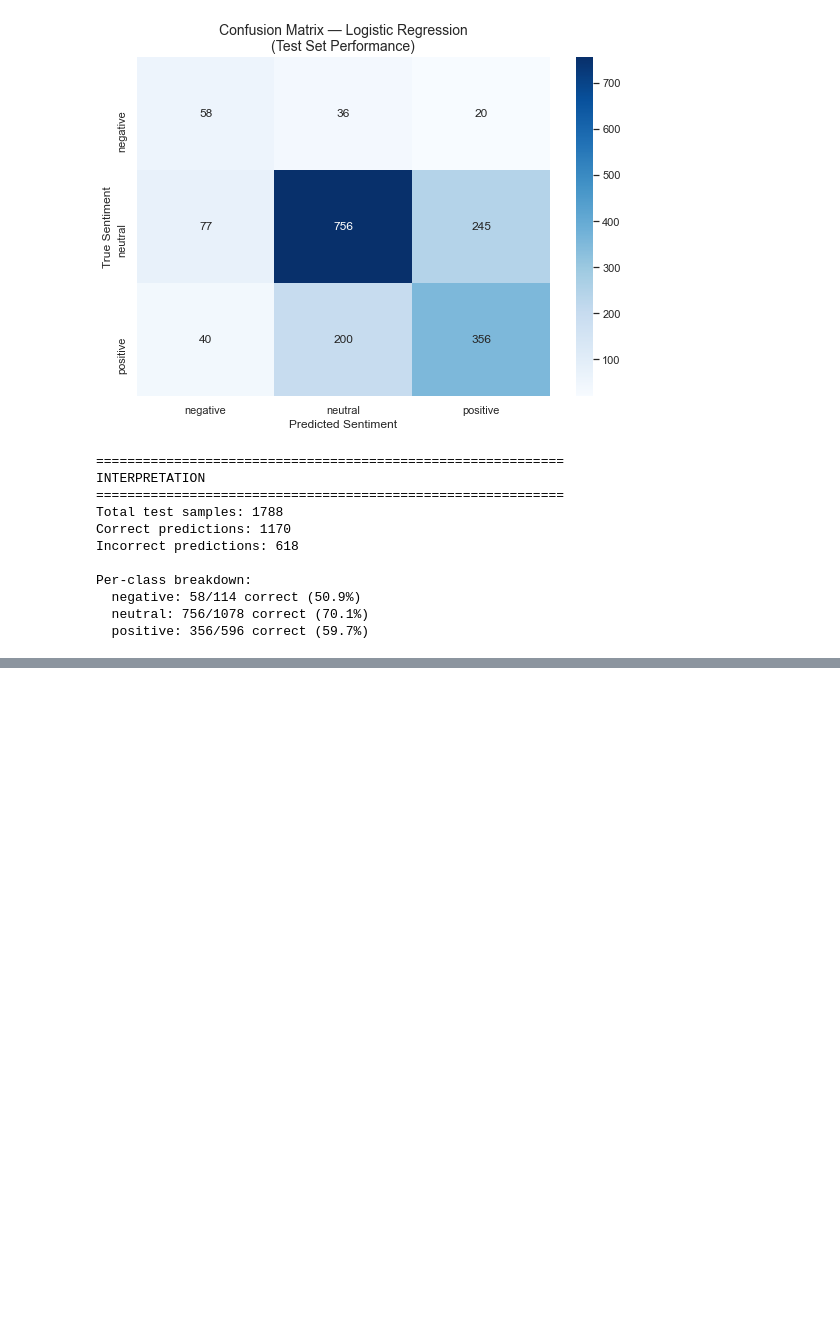
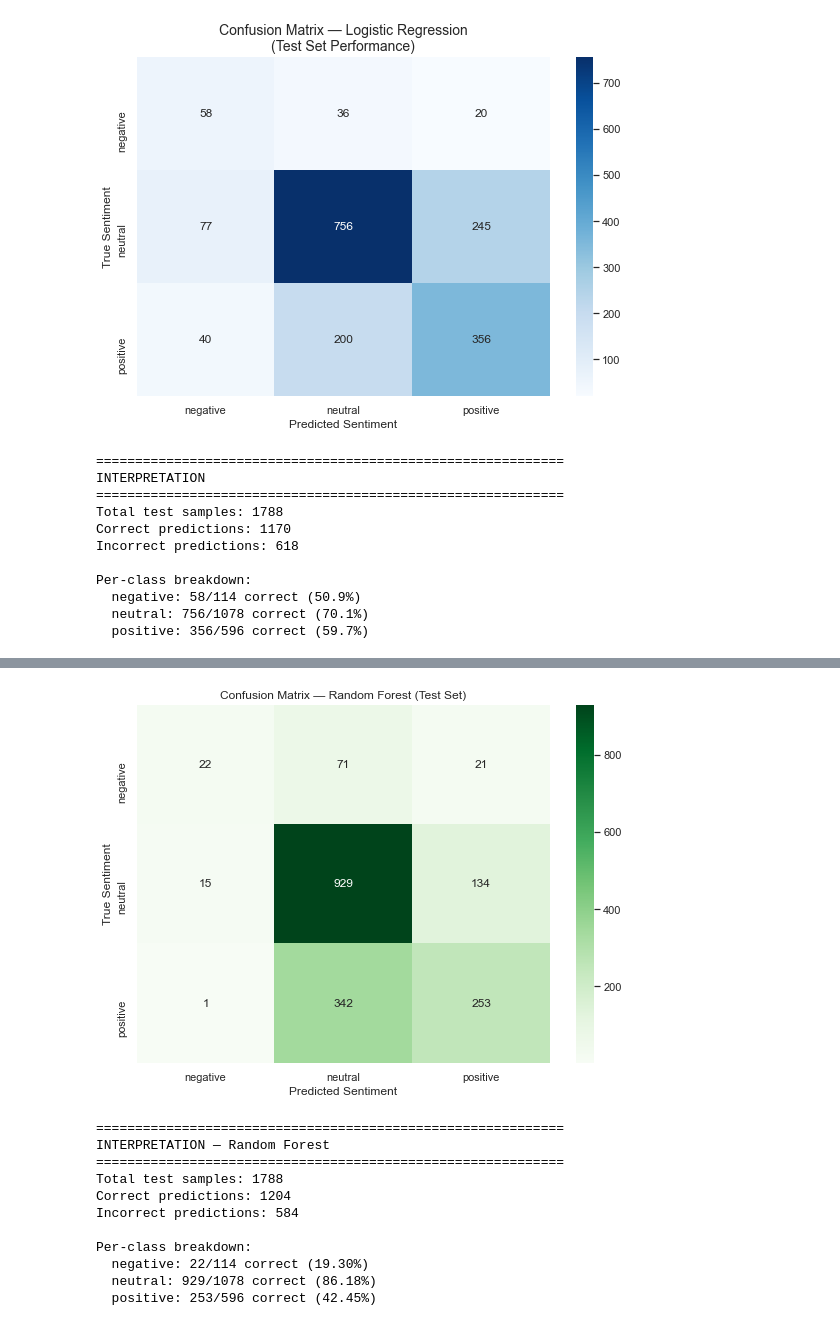
Before and after one commit to MaryBennah/Group-1-phase-4-project, a Jupyter notebook: Index.ipynb, the cells around one changed output, grey strips where cells are left out. Saved outputs shown, nothing was run; the diff lists cells and outputs as text; code cells hidden in the pictures; blank space fills up the shorter version.

Commit message:
Added Model_2 Random Forest Classifier

```diff
--- a/Index.ipynb
+++ b/Index.ipynb
@@ -731,0 +759,5 @@ Per-class breakdown:
+# %%
+le = LabelEncoder()
+
+y_train_enc = le.fit_transform(y_train)   # Convert training labels
+y_test_enc = le.transform(y_test)         # Convert test labels
@@ -731,0 +798,9 @@ Per-class breakdown:
+# %%
+# Initialize Random Forest model
+
+rf_classifier = RandomForestClassifier(
+    n_estimators=200,       # Number of trees
+    random_state=42,
+    class_weight='balanced', # Helps handle imbalanced classes
+    n_jobs=-1               # Use all CPU cores
+)
@@ -731,0 +817,3 @@ Per-class breakdown:
+# %%
+# Train the model
+rf_classifier.fit(X_train_tfidf, y_train_enc)
@@ -731,0 +830,3 @@ Per-class breakdown:
+# %%
+# Predictions on test data
+y_pred_rf = rf_classifier.predict(X_test_tfidf)
@@ -731,0 +881,40 @@ Per-class breakdown:
+# %%
+cm_rf = confusion_matrix(y_test_enc, y_pred_rf)
+
+plt.figure(figsize=(8, 6))
+sns.heatmap(cm_rf, annot=True, fmt='d', cmap='Greens',
+            xticklabels=le.classes_, yticklabels=le.classes_)
+
+plt.xlabel("Predicted Sentiment")
+plt.ylabel("True Sentiment")
+plt.title("Confusion Matrix — Random Forest (Test Set)")
+plt.tight_layout()
+plt.show()
+
+#  ANALYZE RESULTS
+print("\n" + "="*60)
+print("INTERPRETATION — Random Forest")
+print("="*60)
+
+print(f"Total test samples: {len(y_test_enc)}")
+print(f"Correct predictions: {(y_test_enc == y_pred_rf).sum()}")
+print(f"Incorrect predictions: {(y_test_enc != y_pred_rf).sum()}")
+
+print("\nPer-class breakdown:")
+for idx, label in enumerate(le.classes_):
+    total = (y_test_enc == idx).sum()
+    correct = ((y_test_enc == idx) & (y_pred_rf == idx)).sum()
+    print(f"  {label}: {correct}/{total} correct ({correct/total*100:.2f}%)")
+# %% [output]
+[figure, added]
+============================================================
+INTERPRETATION — Random Forest
+============================================================
+Total test samples: 1788
+Correct predictions: 1204
+Incorrect predictions: 584
+
+Per-class breakdown:
+  negative: 22/114 correct (19.30%)
+  neutral: 929/1078 correct (86.18%)
+  positive: 253/596 correct (42.45%)
```
Also changed, not shown: parts of 13 cells of this notebook.
